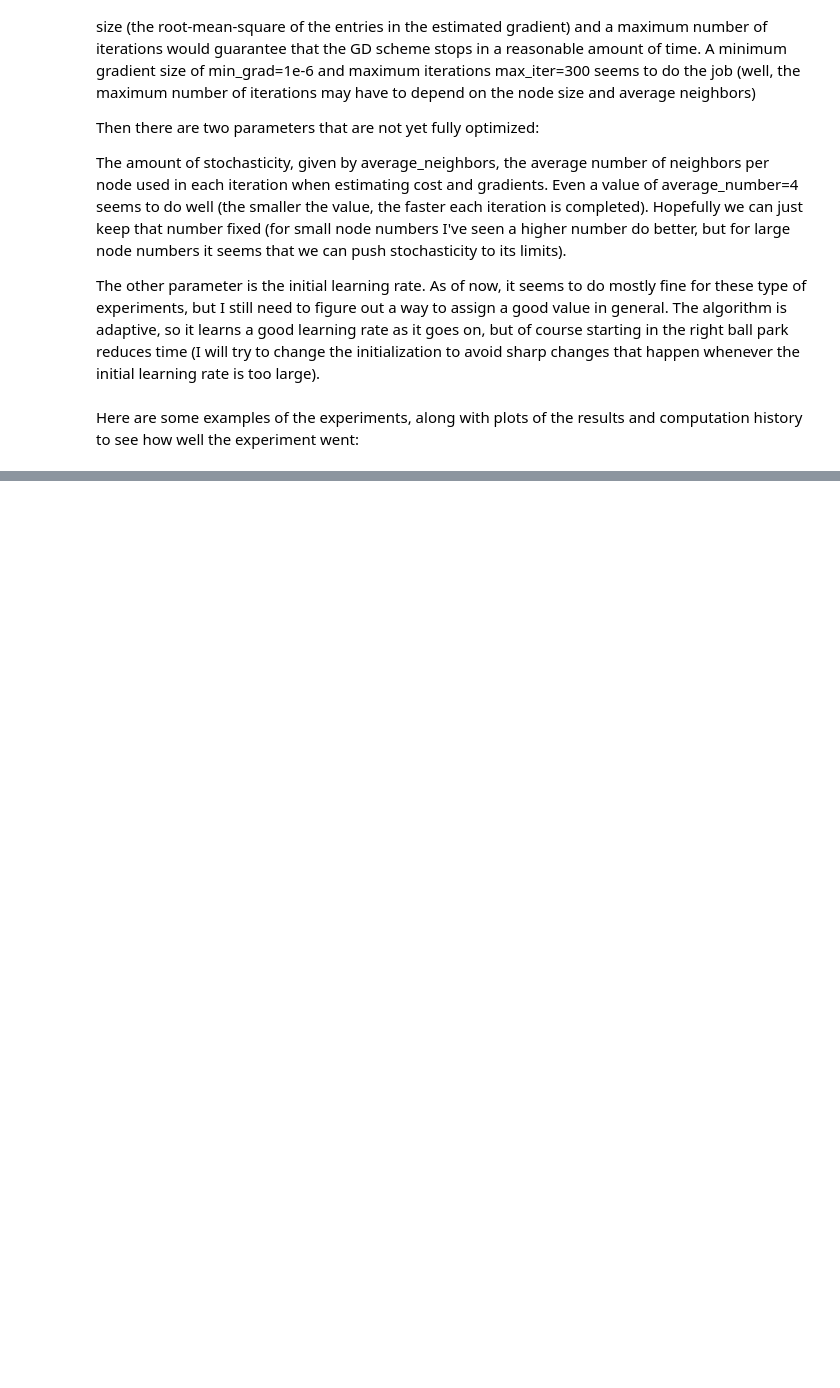
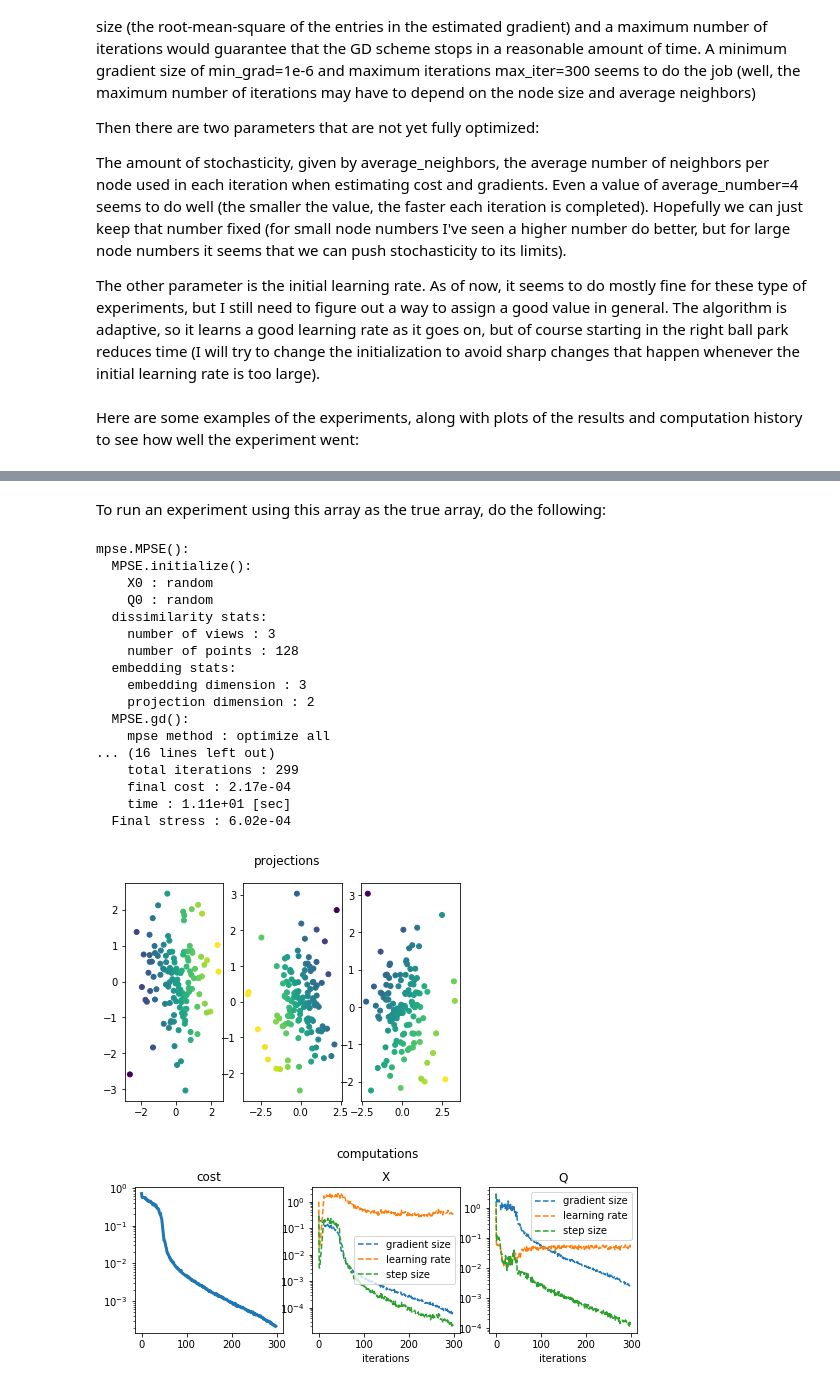
Before and after one commit to enggiqbal/MPSE, a Jupyter notebook: MPSE/mview_examples/experiments.ipynb, the cells around one changed output, grey strips where cells are left out. Drawn from its saved outputs; the diff is of its cells as text; code cells hidden in the pictures; blank space fills up the shorter version.

Commit message:
Example on how to run experiment multiple times with the same true coords

```diff
--- a/MPSE/mview_examples/experiments.ipynb
+++ b/MPSE/mview_examples/experiments.ipynb
@@ -127,0 +136,37 @@ mpse.MPSE():
+# %%
+N = 128
+X_true = np.random.randn(N,3)
+# %% [markdown]
+To run an experiment using this array as the true array, do the following:
+# %%
+DD = {
+    'nodes' : N,
+    'attributes' : 3,
+    'X' : X_true #this is the additional line to specify the true coordinates
+}
+mv = mview.basic(DD, min_cost=min_cost,
+                 max_iter=max_iter, min_grad=min_grad,
+                 average_neighbors=average_neighbors, lr=lr,
+                 verbose=2)
+mv.figureY()
+mv.figureH()
+# %% [output]
+mpse.MPSE():
+  MPSE.initialize():
+    X0 : random
+    Q0 : random
+  dissimilarity stats:
+    number of views : 3
+    number of points : 128
+  embedding stats:
+    embedding dimension : 3
+    projection dimension : 2
+  MPSE.gd():
+    mpse method : optimize all
+... (16 lines left out)
+    total iterations : 299
+    final cost : 2.17e-04
+    time : 1.11e+01 [sec]
+  Final stress : 6.02e-04
+[figure, added]
+[figure, added]
```
Also changed, not shown: parts of 8 cells of this notebook.
